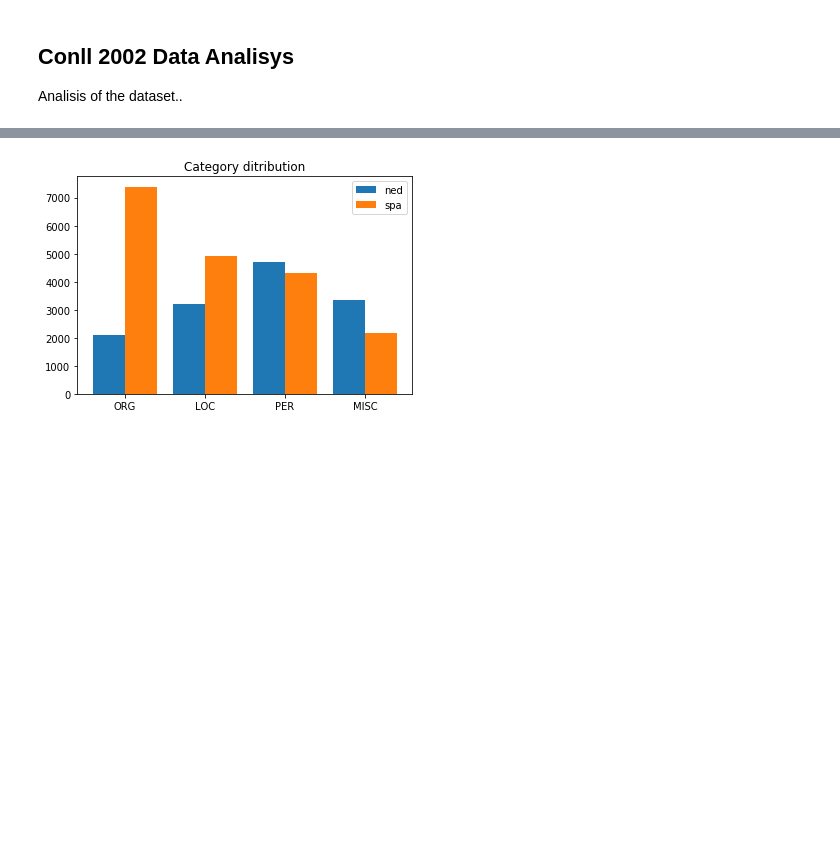
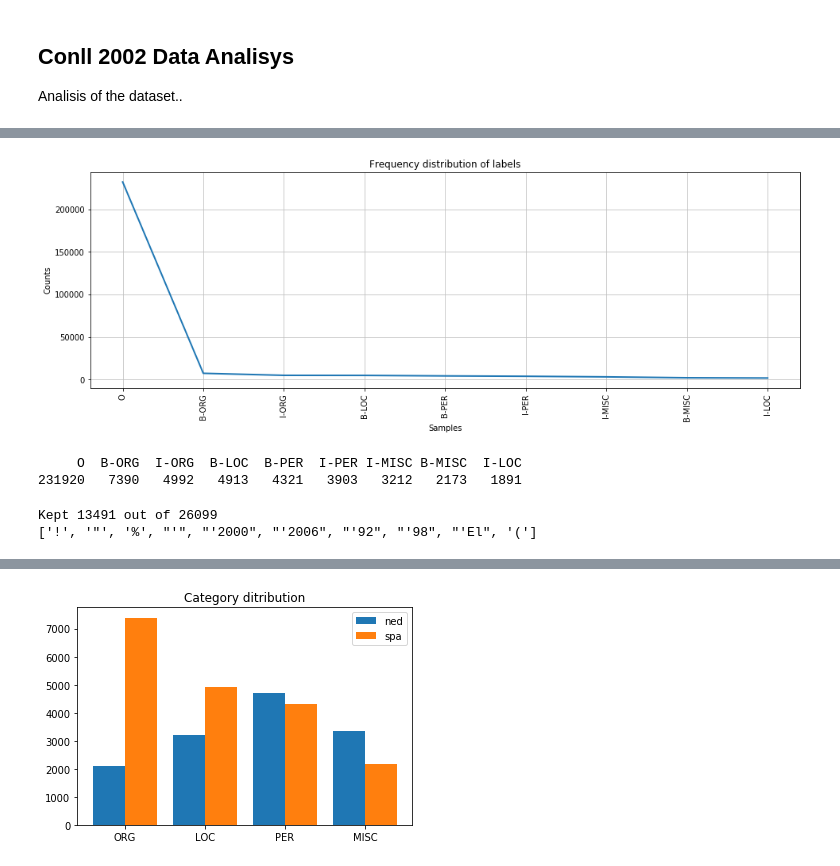
Before and after one commit to bastiancy/mlnd-capstone, a Jupyter notebook: data_analisys.ipynb, the cells around one changed output, grey strips where cells are left out. Cells and saved outputs as stored; diff of their text form; code cells hidden in the pictures; blank space fills up the shorter version.

```diff
--- a/data_analisys.ipynb
+++ b/data_analisys.ipynb
@@ -171,0 +82,18 @@ count_clases(train_words)
+# %%
+words = []
+for sentence in labels:
+    for word in sentence:
+        words.append(word)
+
+tokens = [word for word in words]
+freqdist = nltk.FreqDist(tokens)
+plt.figure(figsize=(16,5))
+plt.title('Frequency distribution of labels')
+freqdist.plot(50)
+# %% [output]
+[figure, added]
+# %%
+freqdist.tabulate()
+# %% [output]
+     O  B-ORG  I-ORG  B-LOC  B-PER  I-PER I-MISC B-MISC  I-LOC
+231920   7390   4992   4913   4321   3903   3212   2173   1891
@@ -171,0 +107,14 @@ count_clases(train_words)
+# %%
+stop_words = set(nltk.corpus.stopwords.words('spanish'))
+sentences, labels = read_dataset('dataset/conll2002/esp.train')
+words = []
+for sentence in sentences:
+    for word in sentence:
+        words.append(word)
+
+vocab_words, counter_words = build_vocab(words)
+print('Kept {} out of {}'.format(len(vocab_words), len(counter_words)))
+print(vocab_words[:10])
+# %% [output]
+Kept 13491 out of 26099
+['!', '"', '%', "'", "'2000", "'2006", "'92", "'98", "'El", '(']
```
Also changed, not shown: parts of 74 cells of this notebook, 11 other files.
